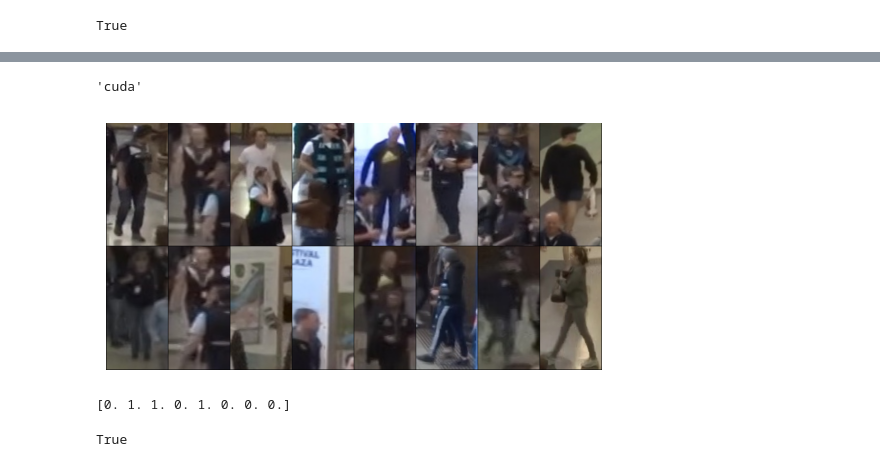
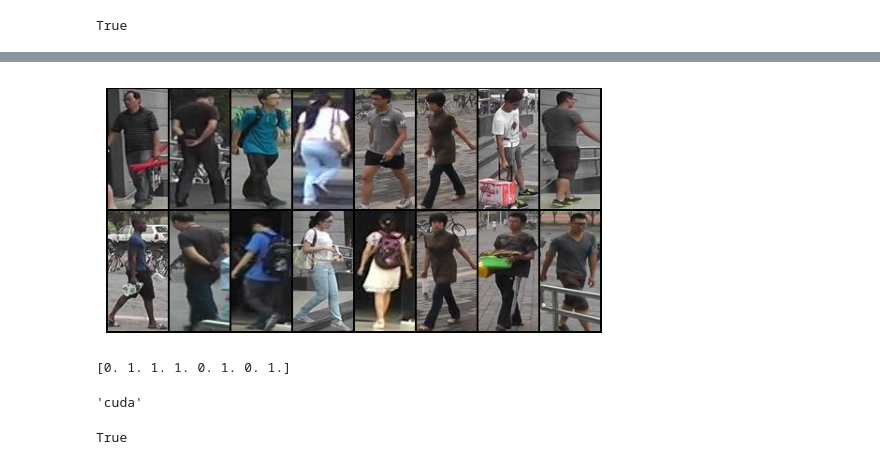
Before and after one commit to jprogrammer13/re-identification, a Jupyter notebook: model/snn_train.ipynb, the cells around one changed output, grey strips where cells are left out. Saved outputs shown, nothing was run; the diff lists cells and outputs as text; code cells hidden in the pictures.

```diff
--- a/model/snn_train.ipynb
+++ b/model/snn_train.ipynb
@@ -38,4 +38,4 @@ True
 # %%
 writer = SummaryWriter("tensorboard")
 # %%
-data_dir = os.path.join('..','data','dataset')
+data_dir = os.path.join('..','data','gt_bbox')
@@ -78,10 +115,11 @@ Train:15896, Valid:3974
 # %%
 class SNN_dataset(Dataset):
-    def __init__(self, _data, index):
+    def __init__(self, _data, _data_dir, index):
         self.data = _data.filter(
             items=index, axis=0).reset_index(drop=True).copy()
+        self.data_dir = _data_dir
         self.preprocess = transforms.Compose([
-            transforms.Resize((512,256)),
+            transforms.Resize((128,64)),
             transforms.ToTensor()
         ])
 
@@ -91,7 +129,7 @@ class SNN_dataset(Dataset):
     def __getitem__(self, index):
         # get img1 class and img_filename
         c, img = data.iloc[index]
-        img_1 = Image.open(os.path.join(data_dir, 'imgs', str(int(c)), img))
+        img_1 = Image.open(os.path.join(self.data_dir, img))
 
         # select img2 with 50% of equal class
         if np.random.rand() > 0.5:
@@ -105,7 +143,7 @@ class SNN_dataset(Dataset):
             c2, img2 = possible_imgs.loc[np.random.randint(len(possible_imgs))]
 
             img_2 = Image.open(os.path.join(
-                data_dir, 'imgs', str(int(c2)), img2))
+                self.data_dir, img2))
 
         else:
             # img of different class
@@ -118,6 +156,17 @@ class SNN_dataset(Dataset):
             c2, img2 = possible_imgs.loc[np.random.randint(len(possible_imgs))]
 
             img_2 = Image.open(os.path.join(
-                data_dir, 'imgs', str(int(c2)), img2))
+                self.data_dir, img2))
 
         return self.preprocess(img_1), self.preprocess(img_2), target
+# %%
+data_loader_vis= DataLoader(
+    SNN_dataset(data, data_dir, train_ix), batch_size=8, shuffle=True, drop_last=True)
+dataiter = iter(data_loader_vis)
+example_batch = next(dataiter)
+concatenated = torch.cat((example_batch[0],example_batch[1]),0)
+imshow(torchvision.utils.make_grid(concatenated))
+print(example_batch[2].numpy())
+# %% [output]
+[figure, added]
+[0. 1. 1. 1. 0. 1. 0. 1.]
@@ -164,14 +222,3 @@ device = "cuda" if torch.cuda.is_available() else "cpu"
 device
 # %% [output]
 'cuda'
-# %%
-data_loader_vis= DataLoader(
-    SNN_dataset(data, train_ix), batch_size=8, shuffle=True, drop_last=True)
-dataiter = iter(data_loader_vis)
-example_batch = next(dataiter)
-concatenated = torch.cat((example_batch[0],example_batch[1]),0)
-imshow(torchvision.utils.make_grid(concatenated))
-print(example_batch[2].numpy())
-# %% [output]
-[figure, removed]
-[0. 1. 1. 0. 1. 0. 0. 0.]
```
Also changed, not shown: parts of 22 cells of this notebook, 10 other files.
